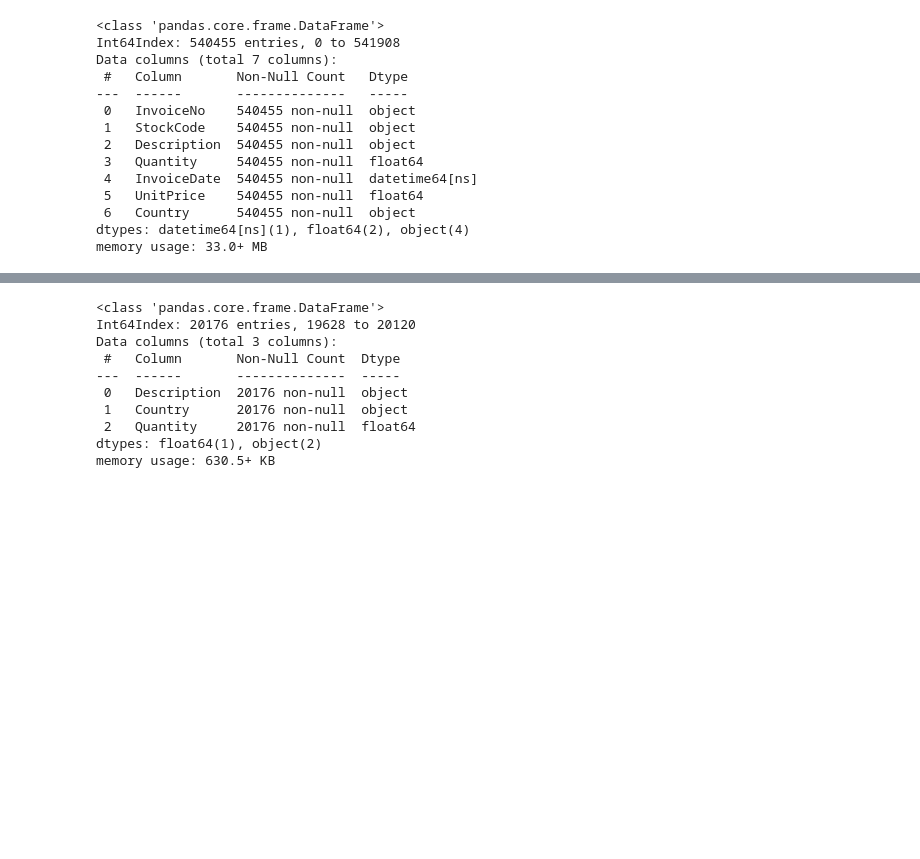
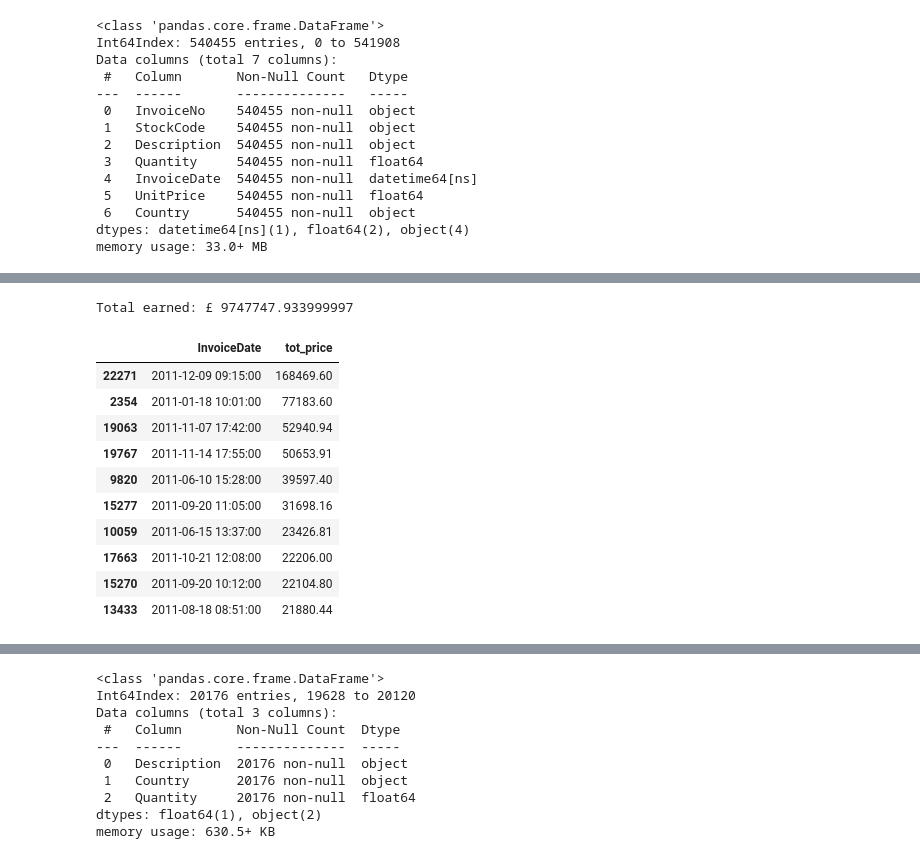
Before and after one commit to mattabott/E_commerce_analysis, a Jupyter notebook: E_commerce_kaggle.ipynb, the cells around one changed output, grey strips where cells are left out. Cells and saved outputs as stored; diff of their text form; code cells hidden in the pictures; blank space fills up the shorter version.

```diff
--- a/E_commerce_kaggle.ipynb
+++ b/E_commerce_kaggle.ipynb
@@ -103,3 +105,23 @@ df.head()
 | 2 | 536365 | 84406B | CREAM CUPID HEARTS COAT HANGER | 8.0 | 2010-12-01 08:26:00 | 2.75 | United Kingdom | 22.00 |
 | 3 | 536365 | 84029G | KNITTED UNION FLAG HOT WATER BOTTLE | 6.0 | 2010-12-01 08:26:00 | 3.39 | United Kingdom | 20.34 |
 | 4 | 536365 | 84029E | RED WOOLLY HOTTIE WHITE HEART. | 6.0 | 2010-12-01 08:26:00 | 3.39 | United Kingdom | 20.34 |
+# %%
+print('Total earned: £', df['tot_price'].sum())
+# %% [output]
+Total earned: £ 9747747.933999997
+# %%
+df_tot = df.groupby('InvoiceDate')['tot_price'].agg('sum').reset_index().sort_values('tot_price',ascending=False)
+
+df_tot.head(10)
+# %% [output]
+|  | InvoiceDate | tot_price |
+| 22271 | 2011-12-09 09:15:00 | 168469.60 |
+| 2354 | 2011-01-18 10:01:00 | 77183.60 |
+| 19063 | 2011-11-07 17:42:00 | 52940.94 |
+| 19767 | 2011-11-14 17:55:00 | 50653.91 |
+| 9820 | 2011-06-10 15:28:00 | 39597.40 |
+| 15277 | 2011-09-20 11:05:00 | 31698.16 |
+| 10059 | 2011-06-15 13:37:00 | 23426.81 |
+| 17663 | 2011-10-21 12:08:00 | 22206.00 |
+| 15270 | 2011-09-20 10:12:00 | 22104.80 |
+| 13433 | 2011-08-18 08:51:00 | 21880.44 |
```
Also changed, not shown: parts of 10 cells of this notebook.
